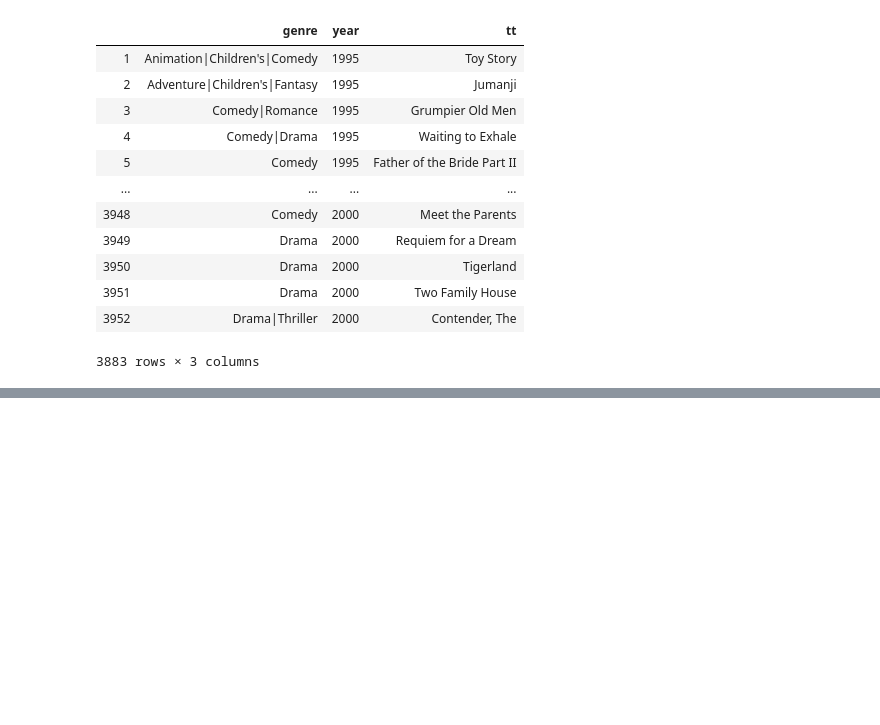
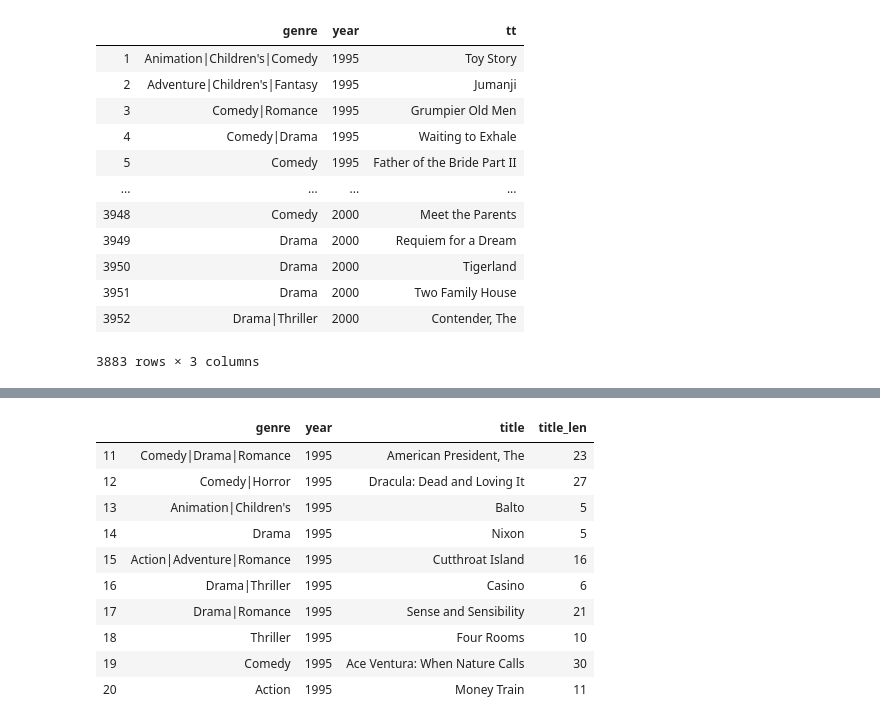
Before and after one commit to alanpurple/Melu, a Jupyter notebook: eda.ipynb, the cells around one changed output, grey strips where cells are left out. Cells and saved outputs as stored; diff of their text form; code cells hidden in the pictures; blank space fills up the shorter version.

```diff
--- a/eda.ipynb
+++ b/eda.ipynb
@@ -118,0 +261,4 @@ from data_models import Movie
+# %%
+a=[9]*10
+# %%
+movies_df_c['aaaa']=a
@@ -118,0 +315,14 @@ from data_models import Movie
+# %%
+movies_df_c
+# %% [output]
+|  | genre | year | title | title_len |
+| 11 | Comedy|Drama|Romance | 1995 | American President, The | 23 |
+| 12 | Comedy|Horror | 1995 | Dracula: Dead and Loving It | 27 |
+| 13 | Animation|Children's | 1995 | Balto | 5 |
+| 14 | Drama | 1995 | Nixon | 5 |
+| 15 | Action|Adventure|Romance | 1995 | Cutthroat Island | 16 |
+| 16 | Drama|Thriller | 1995 | Casino | 6 |
+| 17 | Drama|Romance | 1995 | Sense and Sensibility | 21 |
+| 18 | Thriller | 1995 | Four Rooms | 10 |
+| 19 | Comedy | 1995 | Ace Ventura: When Nature Calls | 30 |
+| 20 | Action | 1995 | Money Train | 11 |
```
Also changed, not shown: parts of 27 cells of this notebook, 3 other files.
